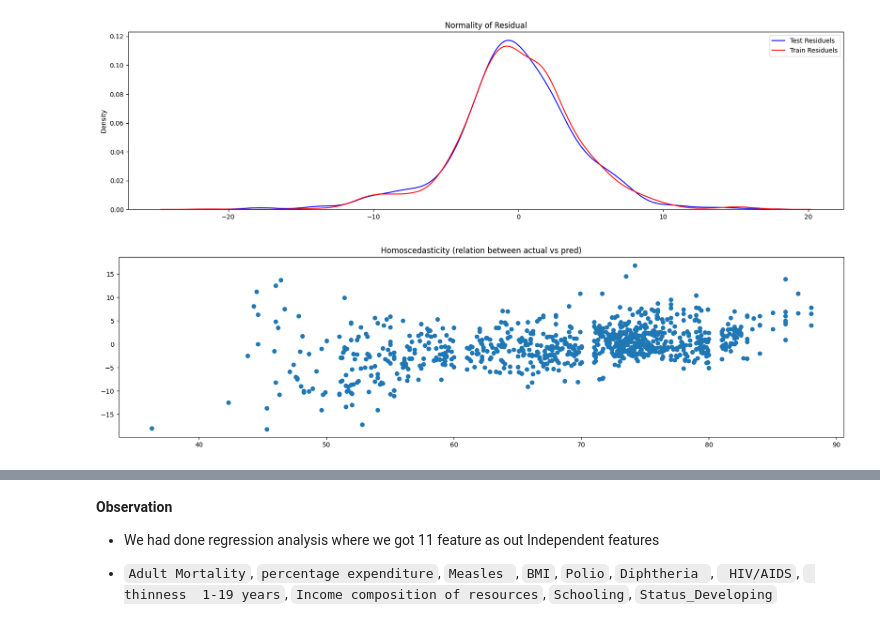
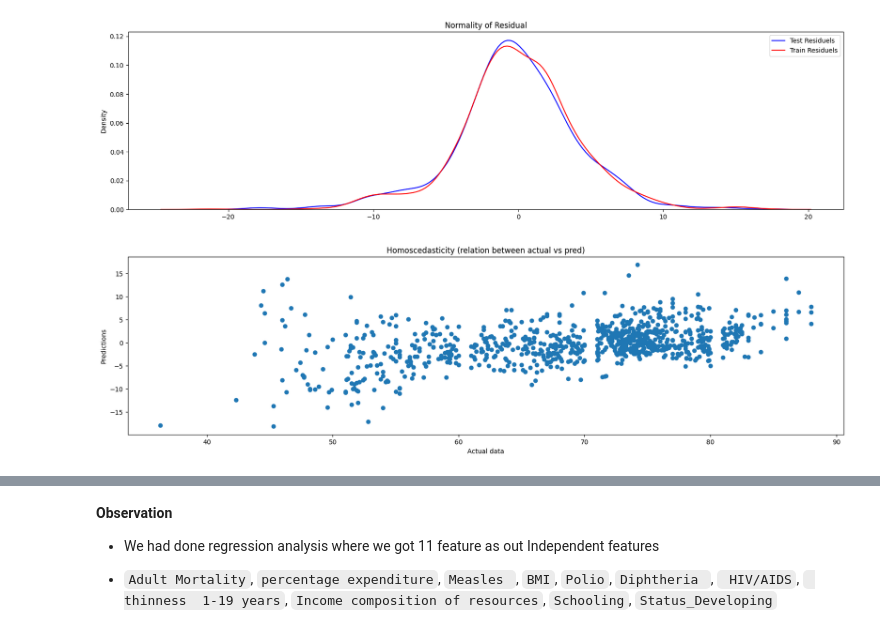
Before and after one commit to SarkarPriyanshu/LifeExpectancy, a Jupyter notebook: Life_Expectancy.ipynb, the cells around one changed output, grey strips where cells are left out. Cells and saved outputs as stored; diff of their text form; code cells hidden in the pictures.

```diff
--- a/Life_Expectancy.ipynb
+++ b/Life_Expectancy.ipynb
@@ -1039,10 +1043,12 @@ plt.show()
 # %%
 
 plt.figure(figsize=(20,5))
 plt.title('Homoscedasticity (relation between actual vs pred)')
 plt.scatter(y_test,test_res)
+plt.xlabel('Actual data')
+plt.ylabel('Predictions')
 plt.show()
 # %% [output]
-[figure, old version]
+[figure, new version]
 # %%
 final_features = X_train.columns.to_list()[1:]
```
Also changed, not shown: parts of 21 cells of this notebook.
